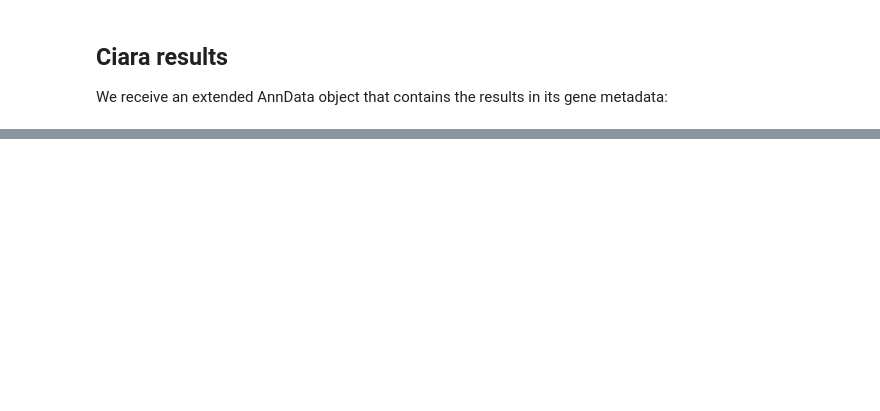
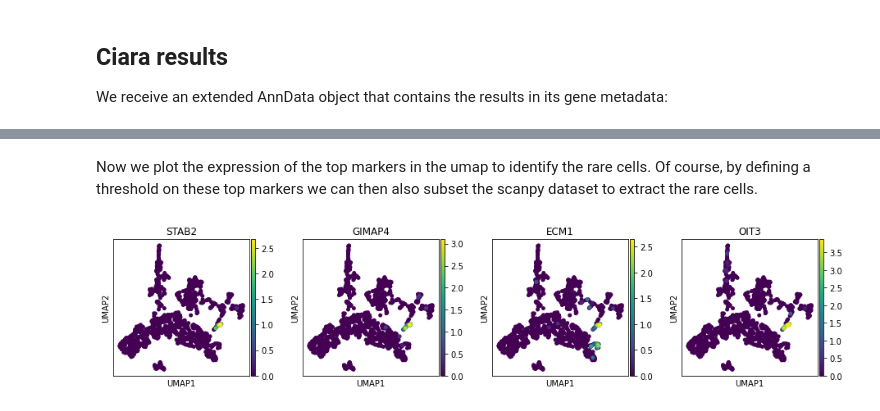
Before and after one commit to ScialdoneLab/CIARA_python, a Jupyter notebook: Tutorial_human_gastrula.ipynb, the cells around one changed output, grey strips where cells are left out. Saved outputs shown, nothing was run; the diff lists cells and outputs as text; code cells hidden in the pictures; blank space fills up the shorter version.

```diff
--- a/Tutorial_human_gastrula.ipynb
+++ b/Tutorial_human_gastrula.ipynb
@@ -116,0 +119,3 @@ human_gast_norm.var
+# %%
+top_markers = human_gast_norm.var.nsmallest(4, ["CIARA_p_value"],)
+top_markers
@@ -116,0 +128,11 @@ human_gast_norm.var
+# %% [markdown]
+Now we plot the expression of the top markers in the umap to identify the rare cells. Of course, by defining a threshold on these top markers we can then also subset the scanpy dataset to extract the rare cells.
+# %%
+from matplotlib.pyplot import rc_context
+
+sc.tl.umap(human_gast_norm)
+
+with rc_context({'figure.figsize': (3, 3)}):
+    sc.pl.umap(human_gast_norm, color=top_markers.index.tolist())
+# %% [output]
+[figure, added]
```
Also changed, not shown: parts of 7 cells of this notebook, 3 other files.
